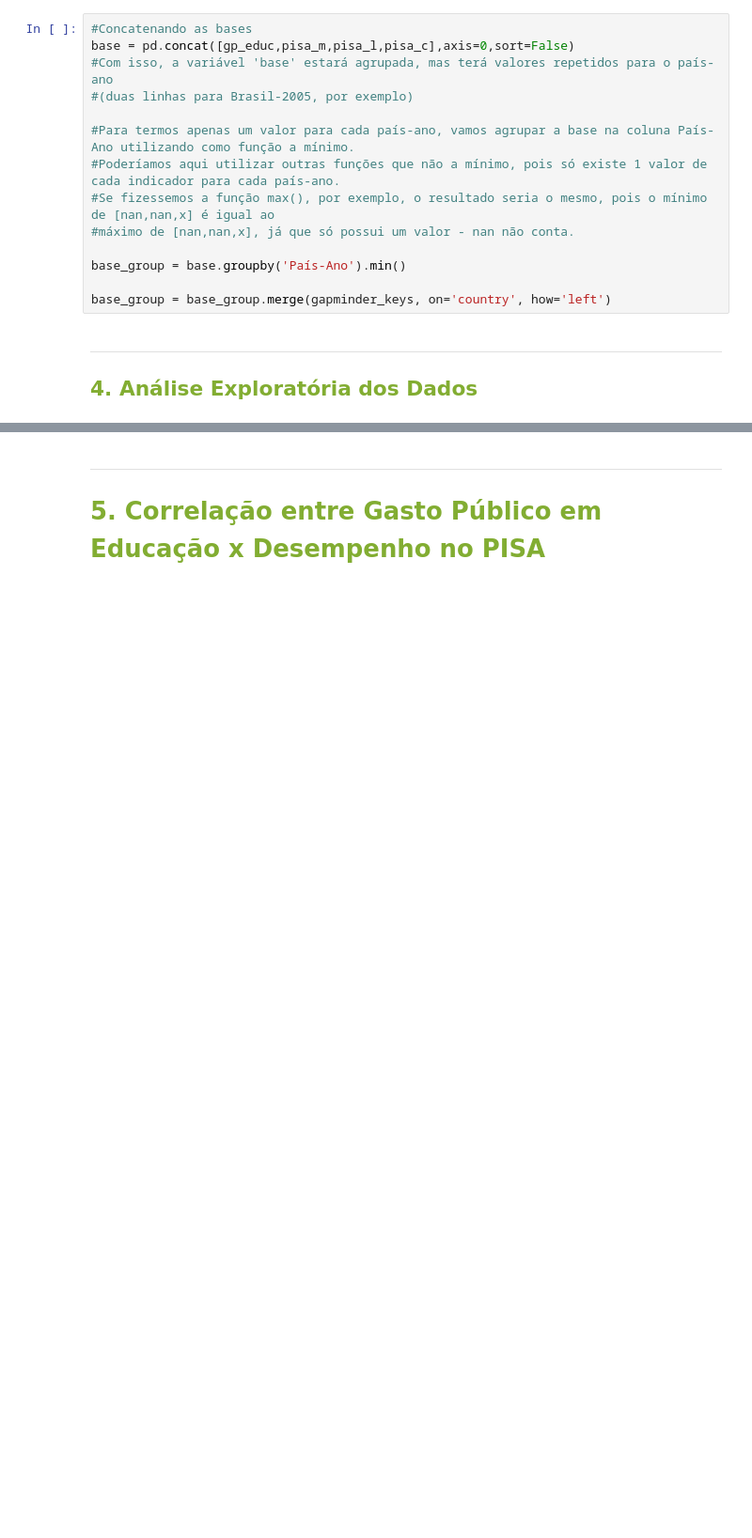
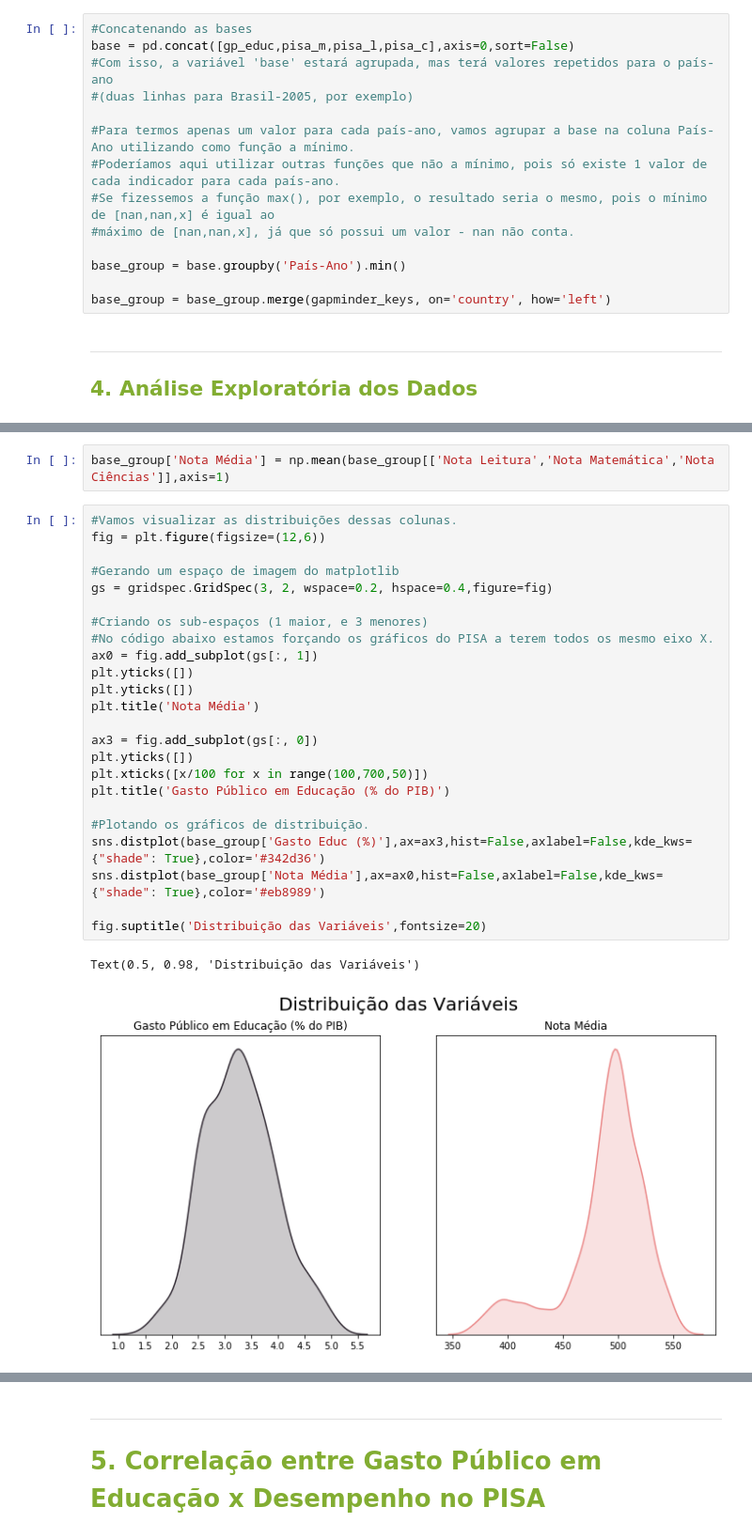
Before and after one commit to kojabawa/exploratory_data_analysis, a Jupyter notebook: EDA/Trabalho Asla.ipynb, the cells around one changed output, grey strips where cells are left out. Shown: that part at 94% size. Saved outputs shown, nothing was run; the diff lists cells and outputs as text; blank space fills up the shorter version.

```diff
--- a/EDA/Trabalho Asla.ipynb
+++ b/EDA/Trabalho Asla.ipynb
@@ -197,0 +225,29 @@ Text(0.5, 0.98, 'Distribuição das Variáveis')
+# %%
+base_group['Nota Média'] = np.mean(base_group[['Nota Leitura','Nota Matemática','Nota Ciências']],axis=1)
+# %%
+#Vamos visualizar as distribuições dessas colunas.
+fig = plt.figure(figsize=(12,6))
+
+#Gerando um espaço de imagem do matplotlib
+gs = gridspec.GridSpec(3, 2, wspace=0.2, hspace=0.4,figure=fig)
+
+#Criando os sub-espaços (1 maior, e 3 menores)
+#No código abaixo estamos forçando os gráficos do PISA a terem todos os mesmo eixo X.
+ax0 = fig.add_subplot(gs[:, 1])
+plt.yticks([])
+plt.yticks([])
+plt.title('Nota Média')
+
+ax3 = fig.add_subplot(gs[:, 0])
+plt.yticks([])
+plt.xticks([x/100 for x in range(100,700,50)])
+plt.title('Gasto Público em Educação (% do PIB)')
+
+#Plotando os gráficos de distribuição.
+sns.distplot(base_group['Gasto Educ (%)'],ax=ax3,hist=False,axlabel=False,kde_kws={"shade": True},color='#342d36')
+sns.distplot(base_group['Nota Média'],ax=ax0,hist=False,axlabel=False,kde_kws={"shade": True},color='#eb8989')
+
+fig.suptitle('Distribuição das Variáveis',fontsize=20)
+# %% [output]
+Text(0.5, 0.98, 'Distribuição das Variáveis')
+[figure, added]
```
Also changed, not shown: parts of 30 cells of this notebook.
